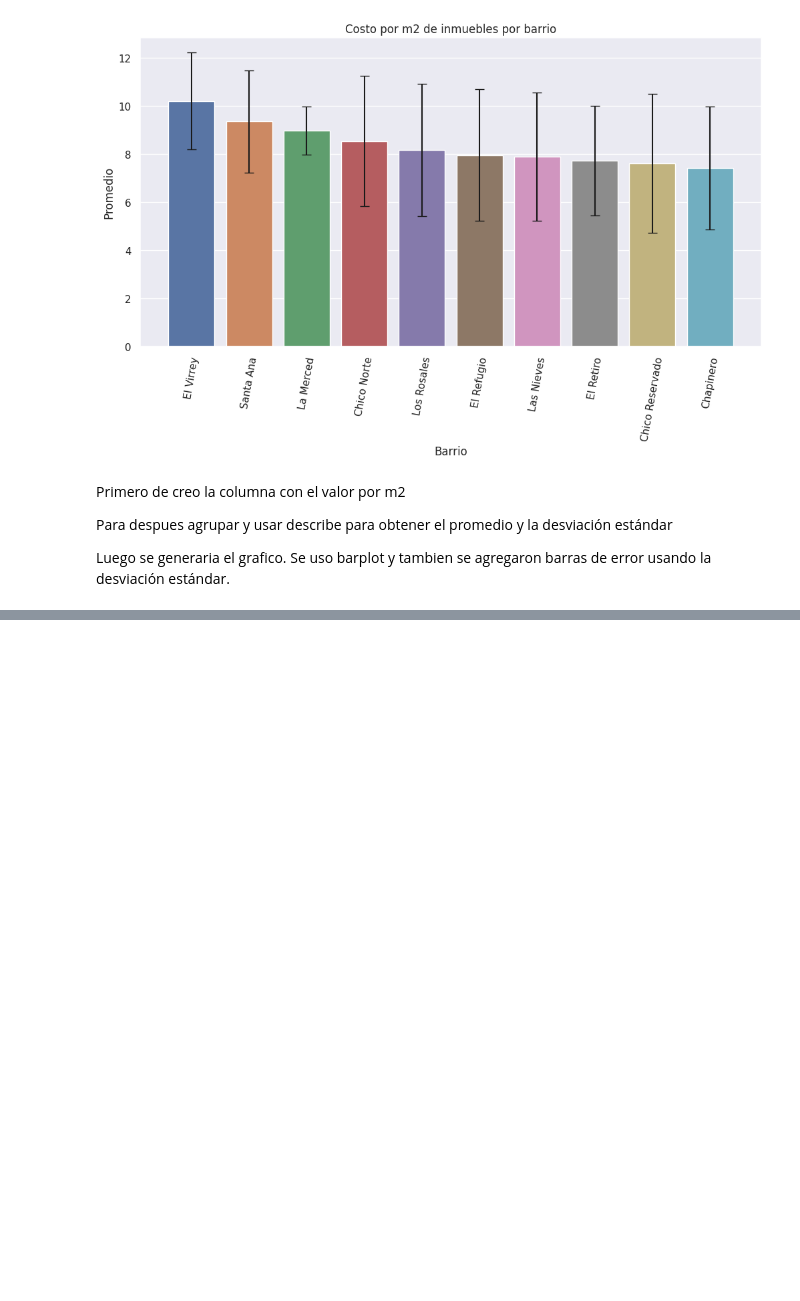
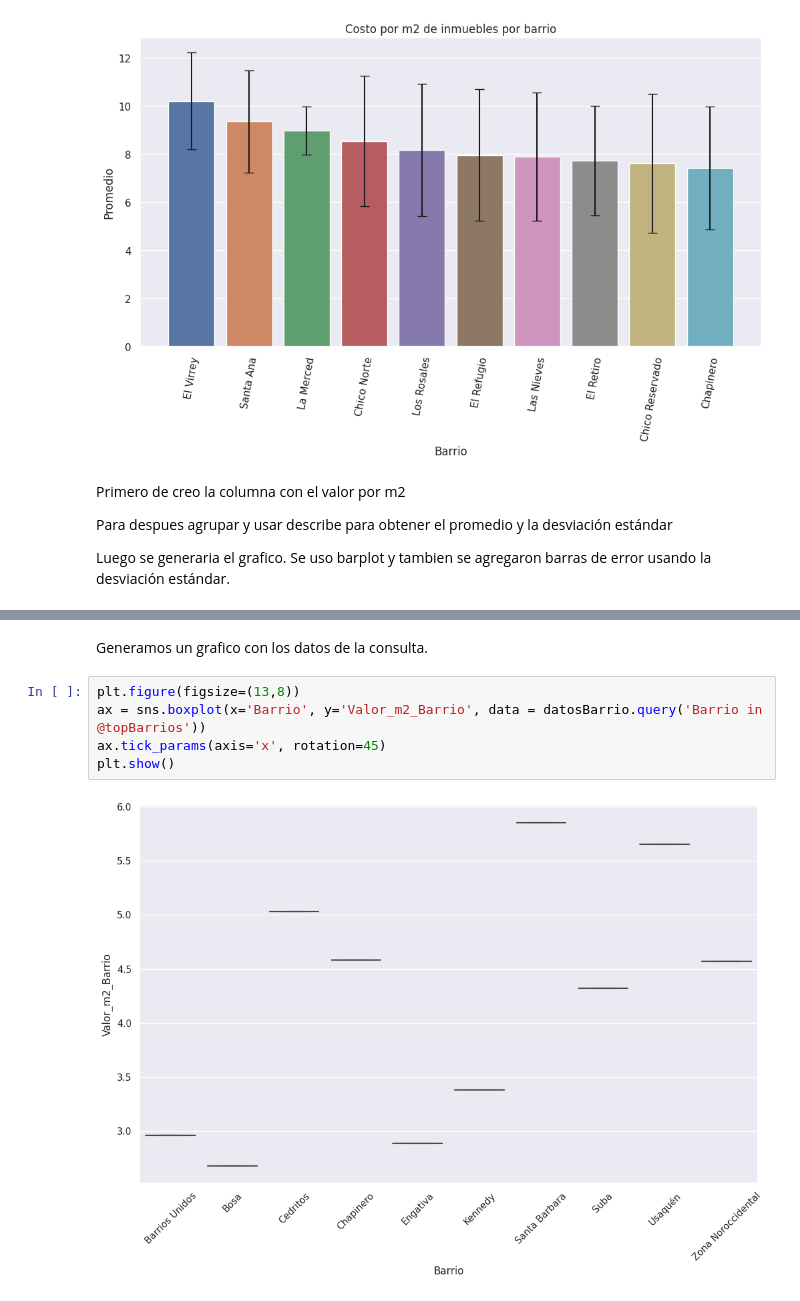
Before and after one commit to Yoel-Gasca/InmersionDatos, a Jupyter notebook: Inmersion_Datos.ipynb, the cells around one changed output, grey strips where cells are left out. Saved outputs shown, nothing was run; the diff lists cells and outputs as text; blank space fills up the shorter version.

```diff
--- a/Inmersion_Datos.ipynb
+++ b/Inmersion_Datos.ipynb
@@ -582,0 +736,9 @@ Luego se generaria el grafico. Se uso barplot y tambien se agregaron barras de e
+# %% [markdown]
+Generamos un grafico con los datos de la consulta.
+# %%
+plt.figure(figsize=(13,8))
+ax = sns.boxplot(x='Barrio', y='Valor_m2_Barrio', data = datosBarrio.query('Barrio in @topBarrios'))
+ax.tick_params(axis='x', rotation=45)
+plt.show()
+# %% [output]
+[figure, added]
```
Also changed, not shown: parts of 51 cells of this notebook.
